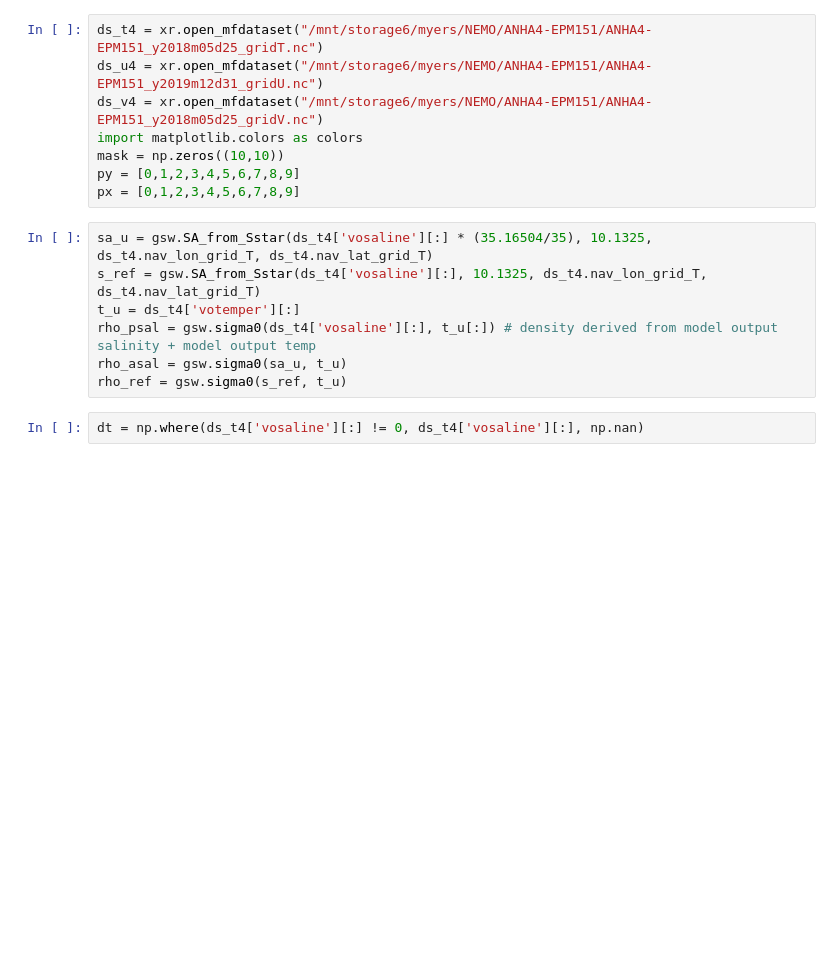
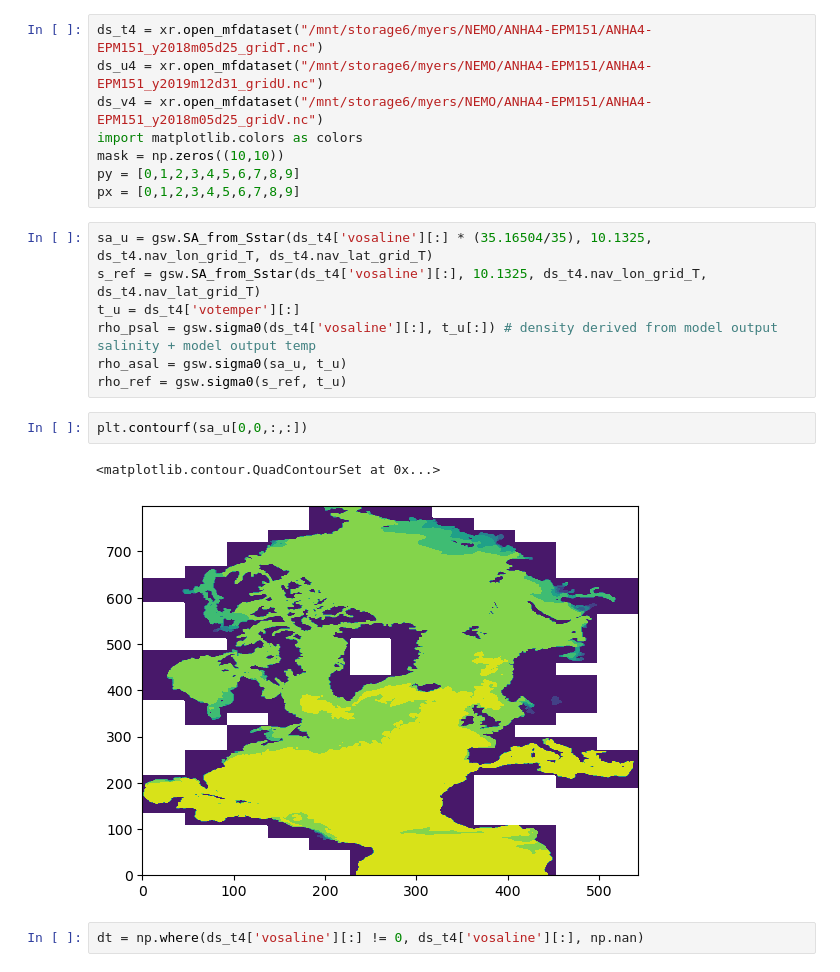
Before and after one commit to gekirkpatrick/NEMO-Analysis-Base-Scripts, a Jupyter notebook: water_mass_transports.ipynb, the cells around one changed output. Cells and saved outputs as stored; diff of their text form; blank space fills up the shorter version.

```diff
--- a/water_mass_transports.ipynb
+++ b/water_mass_transports.ipynb
@@ -349,6 +349,11 @@ t_u = ds_t4['votemper'][:]
 rho_psal = gsw.sigma0(ds_t4['vosaline'][:], t_u[:]) # density derived from model output salinity + model output temp
 rho_asal = gsw.sigma0(sa_u, t_u)
 rho_ref = gsw.sigma0(s_ref, t_u)
+# %%
+plt.contourf(sa_u[0,0,:,:])
+# %% [output]
+<matplotlib.contour.QuadContourSet at 0x...>
+[figure, added]
 # %%
 dt = np.where(ds_t4['vosaline'][:] != 0, ds_t4['vosaline'][:], np.nan)
 # %%
```
Also changed, not shown: 2 other files.
